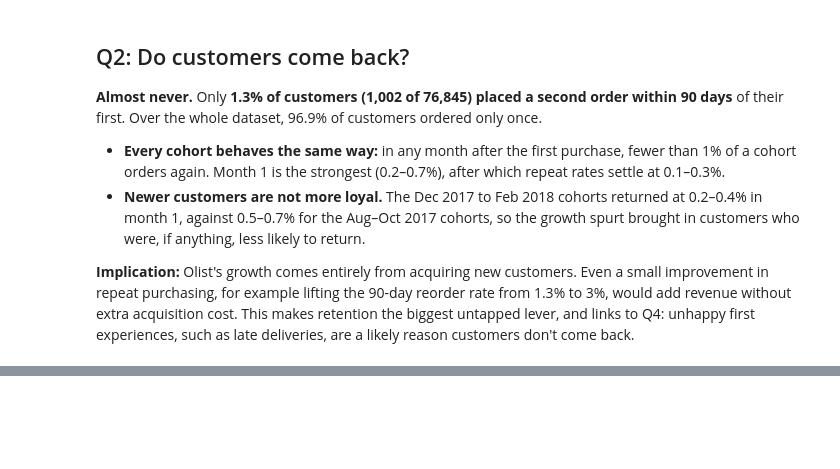
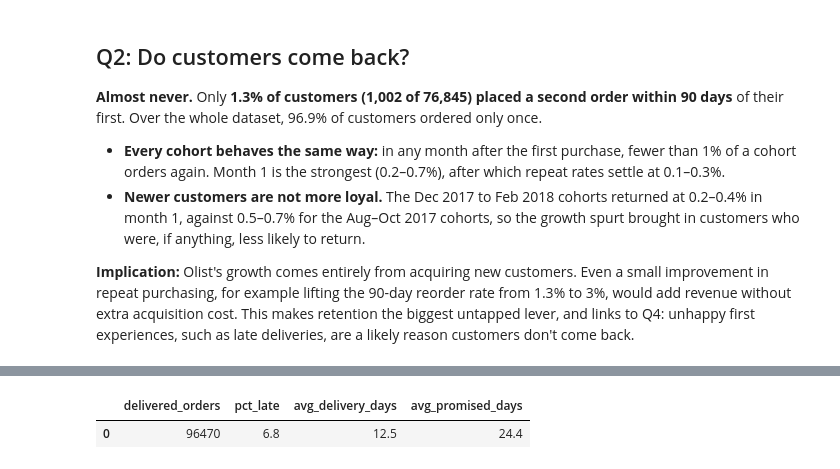
Before and after one commit to Omj69/olist-ecommerce-analytics, a Jupyter notebook: notebooks/02_analysis.ipynb, the cells around one changed output, grey strips where cells are left out. Saved outputs shown, nothing was run; the diff lists cells and outputs as text; code cells hidden in the pictures; blank space fills up the shorter version.

```diff
--- a/notebooks/02_analysis.ipynb
+++ b/notebooks/02_analysis.ipynb
@@ -270,0 +309,12 @@ q("""
+# %%
+q("""
+    SELECT count(*)                                         AS delivered_orders,
+           round(100.0 * avg(is_late::INT), 1)              AS pct_late,
+           round(avg(delivery_days), 1)                     AS avg_delivery_days,
+           round(avg(promised_days), 1)                     AS avg_promised_days
+    FROM marts.fct_orders
+    WHERE order_status = 'delivered' AND delay_days IS NOT NULL
+""")
+# %% [output]
+|  | delivered_orders | pct_late | avg_delivery_days | avg_promised_days |
+| 0 | 96470 | 6.8 | 12.5 | 24.4 |
```
Also changed, not shown: parts of 5 cells of this notebook, 2 other files.
